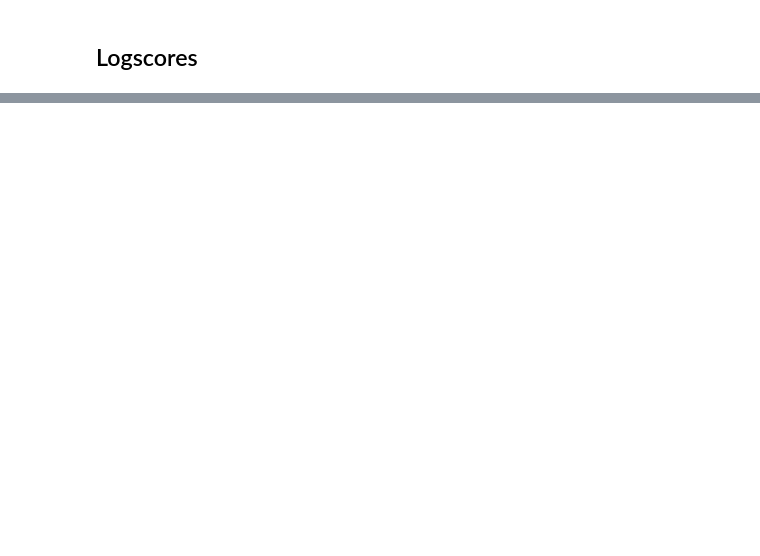
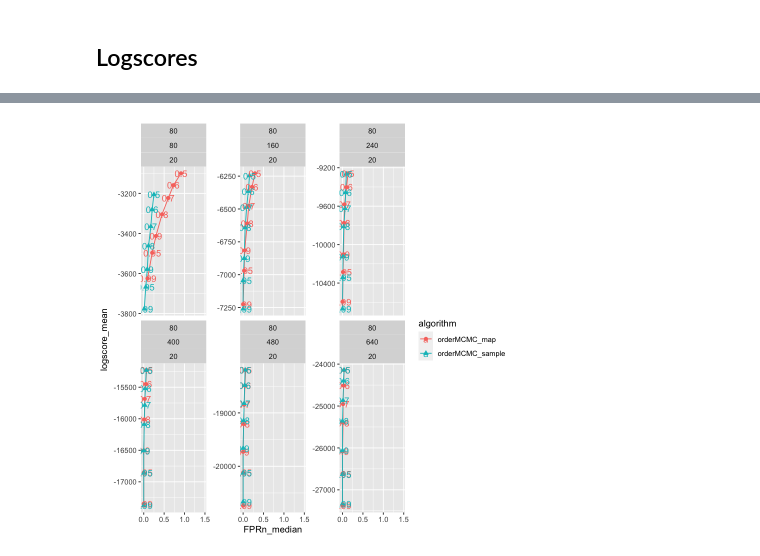
Before and after one commit to felixleopoldo/benchpress, a Jupyter notebook: benchmark/plot.ipynb, the cells around one changed output, grey strips where cells are left out. Drawn from its saved outputs; the diff is of its cells as text; code cells hidden in the pictures; blank space fills up the shorter version.

```diff
--- a/benchmark/plot.ipynb
+++ b/benchmark/plot.ipynb
@@ -8,5 +26,9 @@ source("lib/code_for_binary_simulations/summarySE.R")
 # %%
 directory <- "simresults"
+# %%
+dims <- c(80)
+sample_sizes <- c(80, 160, 240, 400, 480, 640)
+replicates <- c(20)
 # %% [markdown]
 ### Order MCMC
 # %%
@@ -21,5 +59,7 @@ ROCdf_order_mcmc
 # %%
 sumROC_order_mcmc = ROCdf_order_mcmc %>%
+                    filter(dim %in% dims) %>%
+                    filter(sample_size %in% sample_sizes) %>%
                     group_by(algorithm, threshold, sample_size, dim) %>%
                     summarise(TPR_mean = mean(TPR),
                               TPR_median = median(TPR),
@@ -28,4 +68,5 @@ sumROC_order_mcmc = ROCdf_order_mcmc %>%
                               TPR_q3 = quantile(TPR, probs = c(0.95)),
                               time = mean(time),
                               logscore_mean = mean(logscore),
-                              N = n())
+                              N = n())%>%
+                    filter(N %in% replicates)
@@ -303,4 +377,6 @@ geom_point(data = sumROC_order_mcmc,
 geom_text(data = sumROC_order_mcmc,
            aes(x = FPRn_median,
                y = logscore_mean,
-               col = algorithm, label=threshold))
+               col = algorithm, label=threshold)) +
+facet_wrap(dim ~ sample_size + N, scales="free_y")
+# %% [output]
@@ -307,3 +389,4 @@ geom_text(data = sumROC_order_mcmc,
+[figure, added]
 # %%
 # Order mcmc
 ggplot() +
```
Also changed, not shown: parts of 27 cells of this notebook, 4 other files.
